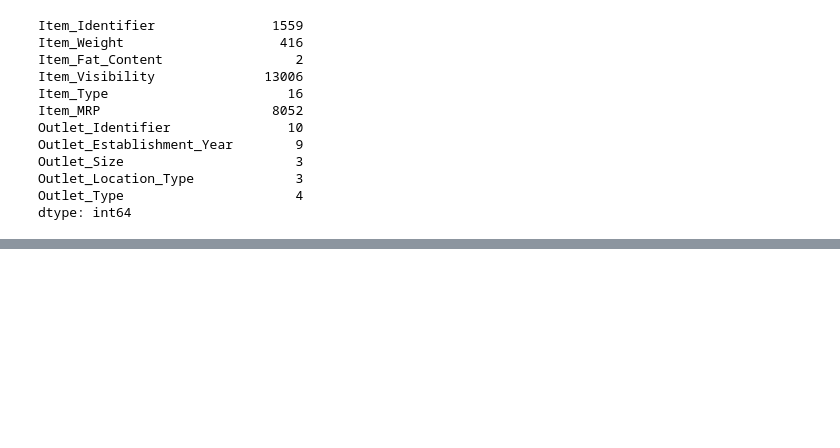
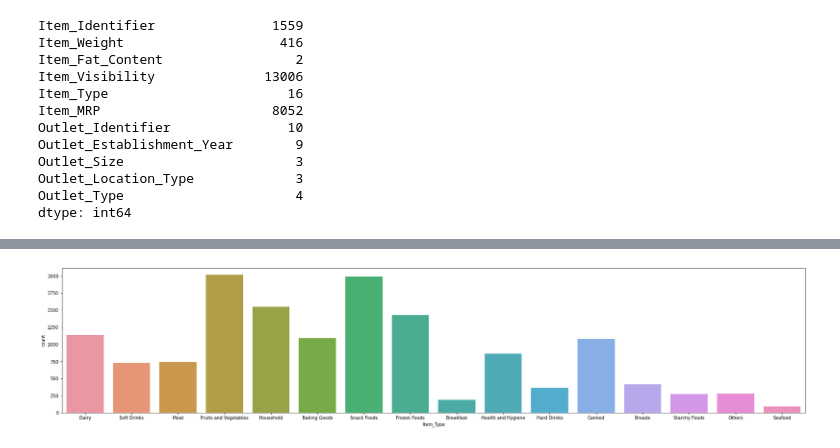
Before and after one commit to KodeCell/Big_mart_proj, a Jupyter notebook: eda.ipynb, the cells around one changed output, grey strips where cells are left out. Saved outputs shown, nothing was run; the diff lists cells and outputs as text; code cells hidden in the pictures; blank space fills up the shorter version.

Commit message:
added and modified the data cleaning file and added train_target csv

```diff
--- a/eda.ipynb
+++ b/eda.ipynb
@@ -117,0 +147,6 @@ dtype: int64
+# %%
+plt.figure(figsize=(30,6))
+sns.countplot(x='Item_Type', data=data)
+plt.show()
+# %% [output]
+[figure, added]
```
Also changed, not shown: parts of 2 cells of this notebook, 2 other files.
